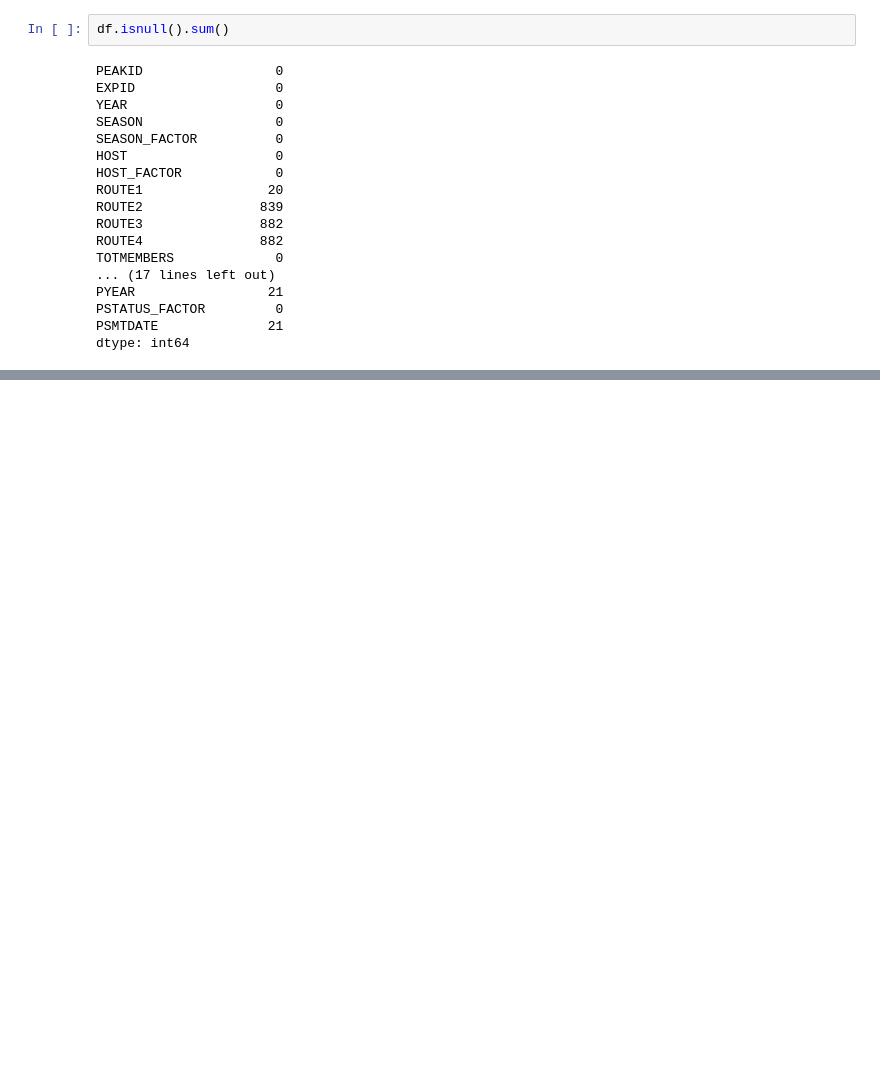
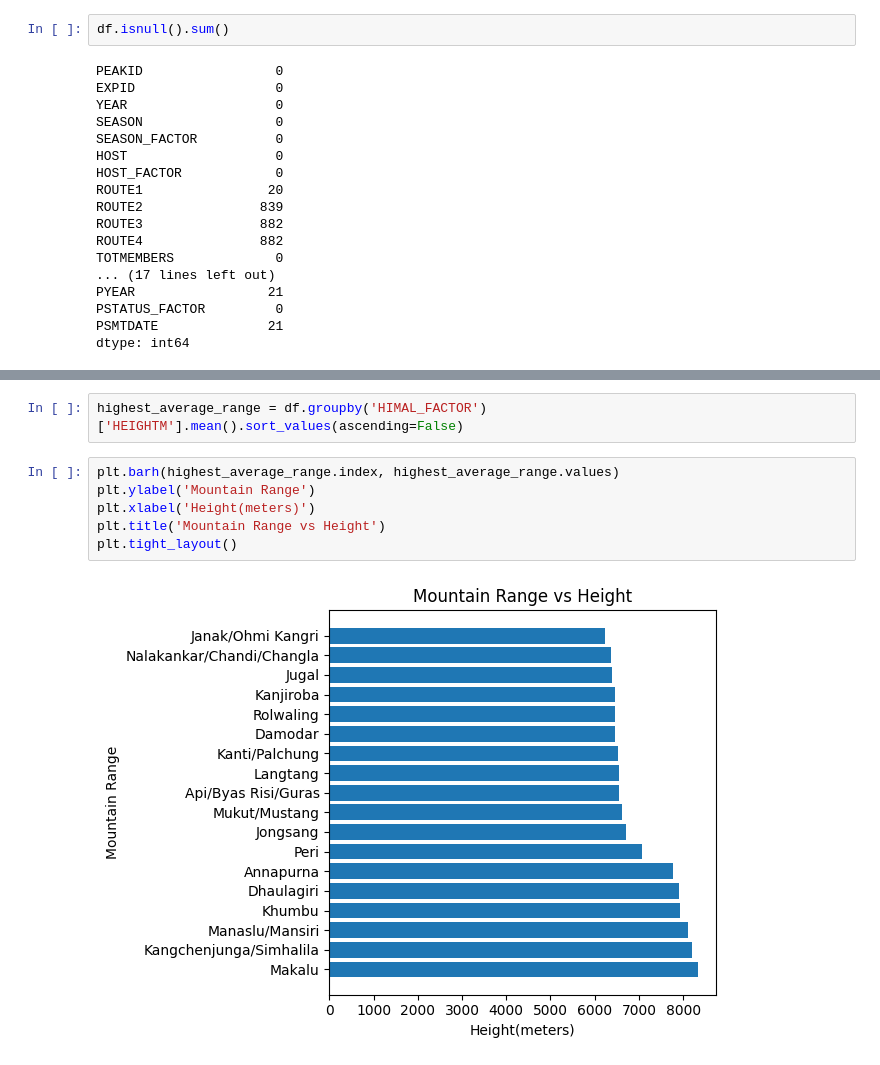
Before and after one commit to lazy-upa/Mountaineering-Expedition-Prediction, a Jupyter notebook: analysis.ipynb, the cells around one changed output, grey strips where cells are left out. Cells and saved outputs as stored; diff of their text form; blank space fills up the shorter version.

```diff
--- a/analysis.ipynb
+++ b/analysis.ipynb
@@ -162,0 +221,10 @@ dtype: int64
+# %%
+highest_average_range = df.groupby('HIMAL_FACTOR')['HEIGHTM'].mean().sort_values(ascending=False)
+# %%
+plt.barh(highest_average_range.index, highest_average_range.values)
+plt.ylabel('Mountain Range')
+plt.xlabel('Height(meters)')
+plt.title('Mountain Range vs Height')
+plt.tight_layout()
+# %% [output]
+[figure, added]
```
Also changed, not shown: parts of 22 cells of this notebook, 2 other files.
